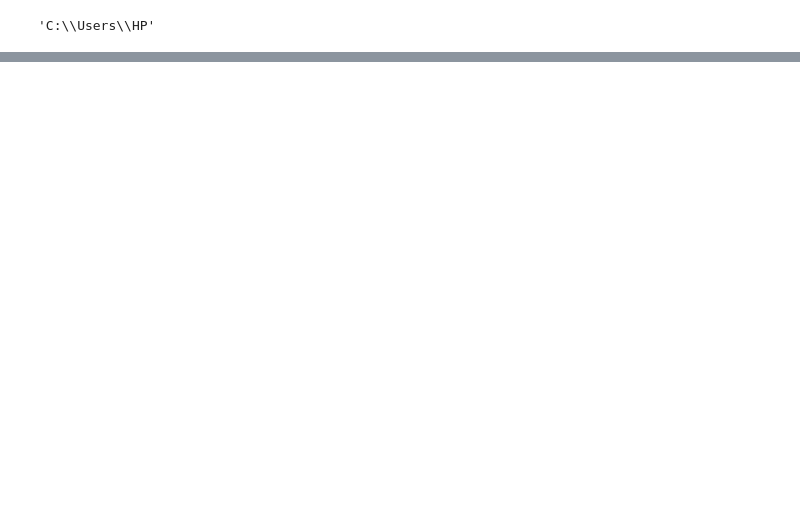
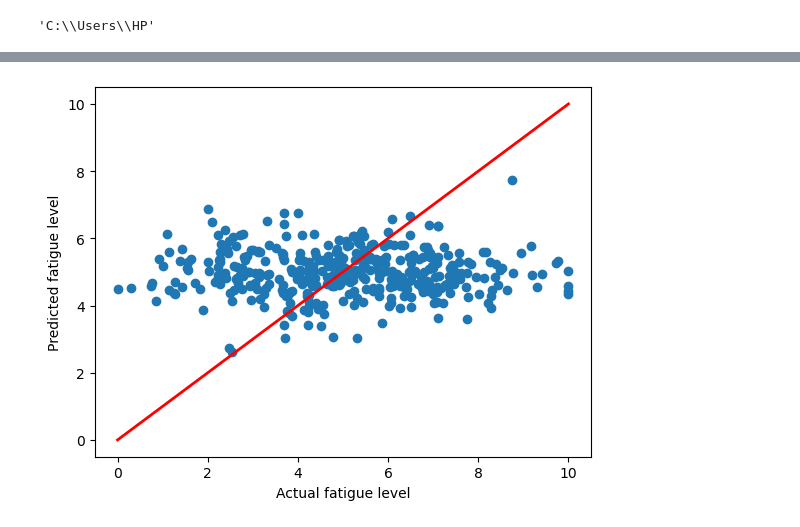
Before and after one commit to mgalen007/Pulse, a Jupyter notebook: ai/ml/training/notebooks/mood_energy.ipynb, the cells around one changed output, grey strips where cells are left out. Cells and saved outputs as stored; diff of their text form; code cells hidden in the pictures; blank space fills up the shorter version.

```diff
--- a/ai/ml/training/notebooks/mood_energy.ipynb
+++ b/ai/ml/training/notebooks/mood_energy.ipynb
@@ -111,0 +120,12 @@ os.getcwd()
+# %%
+plt.scatter(y_test["fatigue_level"], fatigue_predictions)
+plt.xlabel("Actual fatigue level")
+plt.ylabel("Predicted fatigue level")
+plt.plot(
+    [y_test["fatigue_level"].min(), y_test["fatigue_level"].max()],
+    [y_test["fatigue_level"].min(), y_test["fatigue_level"].max()],
+    color="red", linewidth=2
+)
+plt.show()
+# %% [output]
+[figure, added]
```
Also changed, not shown: parts of 6 cells of this notebook, 2 other files.
